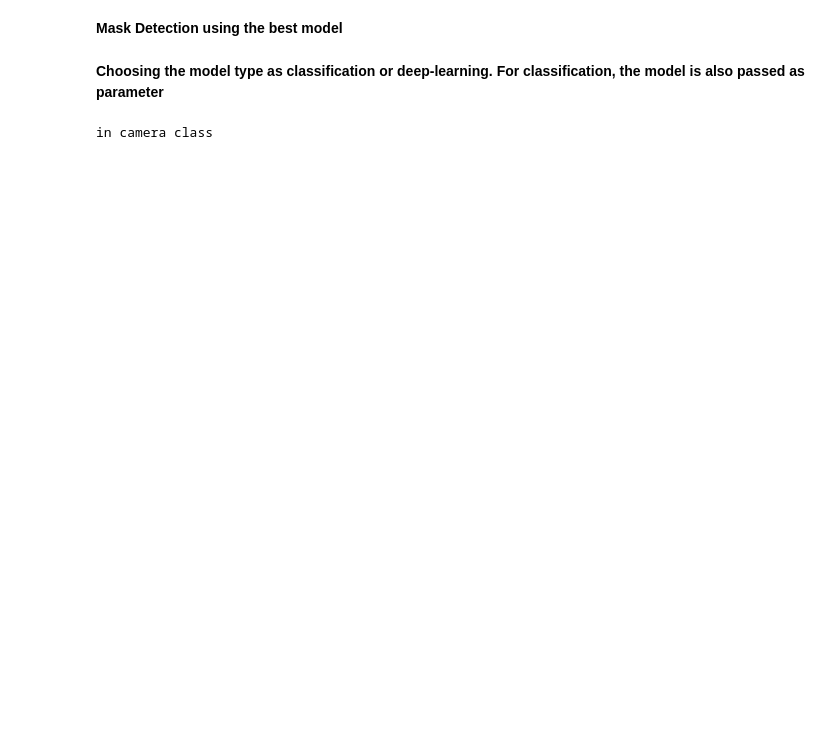
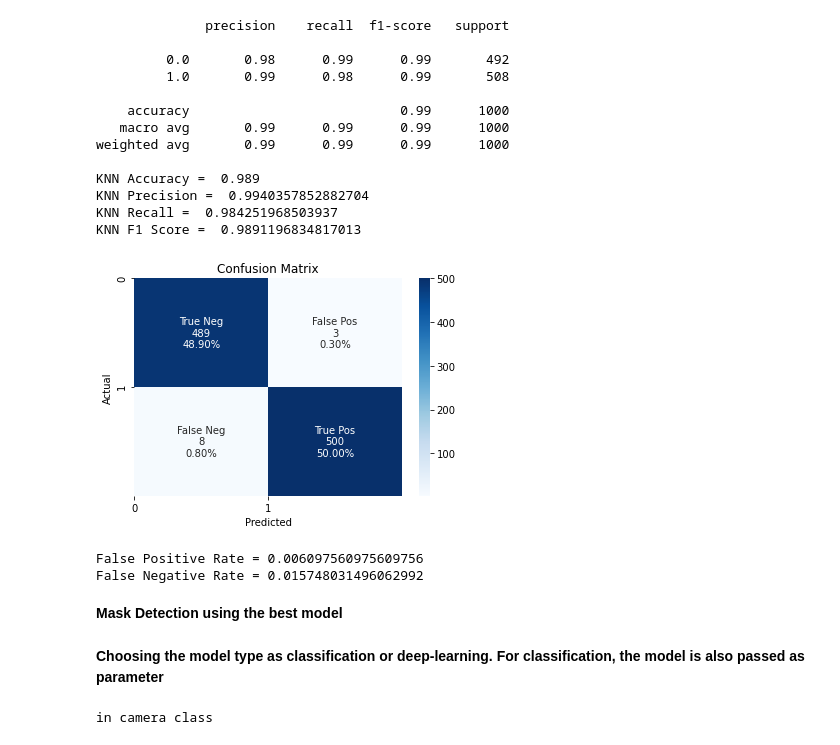
Before and after one commit to sohanasarah/FaceMaskDetection, a Jupyter notebook: evaulation.ipynb, the cells around one changed output. Drawn from its saved outputs; the diff is of its cells as text; code cells hidden in the pictures; blank space fills up the shorter version.

```diff
--- a/evaulation.ipynb
+++ b/evaulation.ipynb
@@ -81,3 +106,22 @@ weighted avg       0.99      0.99      0.99      1000
+# %%
+print_performance_metrics(knn_ytest, knn_pred, 'KNN')
+# %% [output]
+              precision    recall  f1-score   support
+
+         0.0       0.98      0.99      0.99       492
+         1.0       0.99      0.98      0.99       508
+
+    accuracy                           0.99      1000
+   macro avg       0.99      0.99      0.99      1000
+weighted avg       0.99      0.99      0.99      1000
+
+KNN Accuracy =  0.989
+KNN Precision =  0.9940357852882704
+KNN Recall =  0.984251968503937
+KNN F1 Score =  0.9891196834817013
+[figure, added]
+False Positive Rate = 0.006097560975609756
+False Negative Rate = 0.015748031496062992
 # %% [markdown]
 <b>Mask Detection using the best model</b>
 # %%
```
Also changed, not shown: parts of 22 cells of this notebook.
